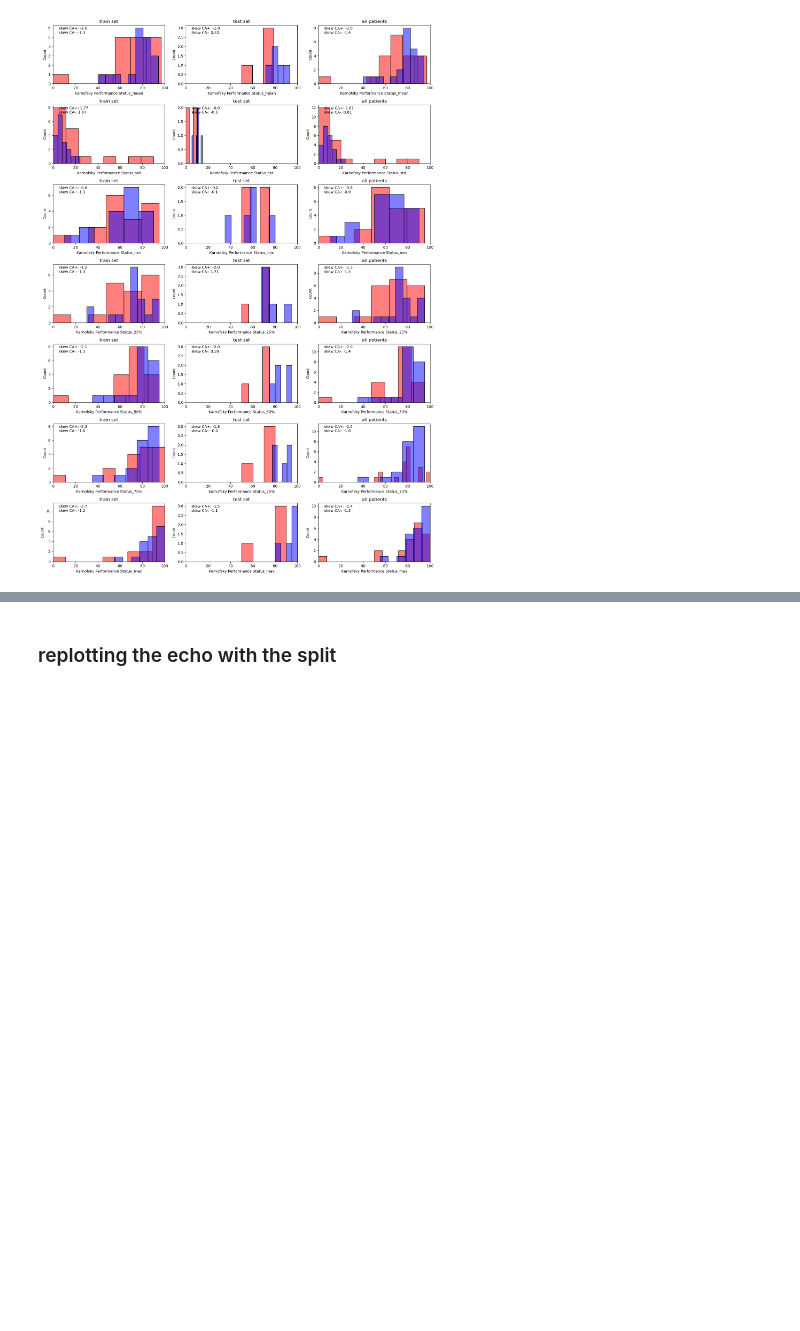
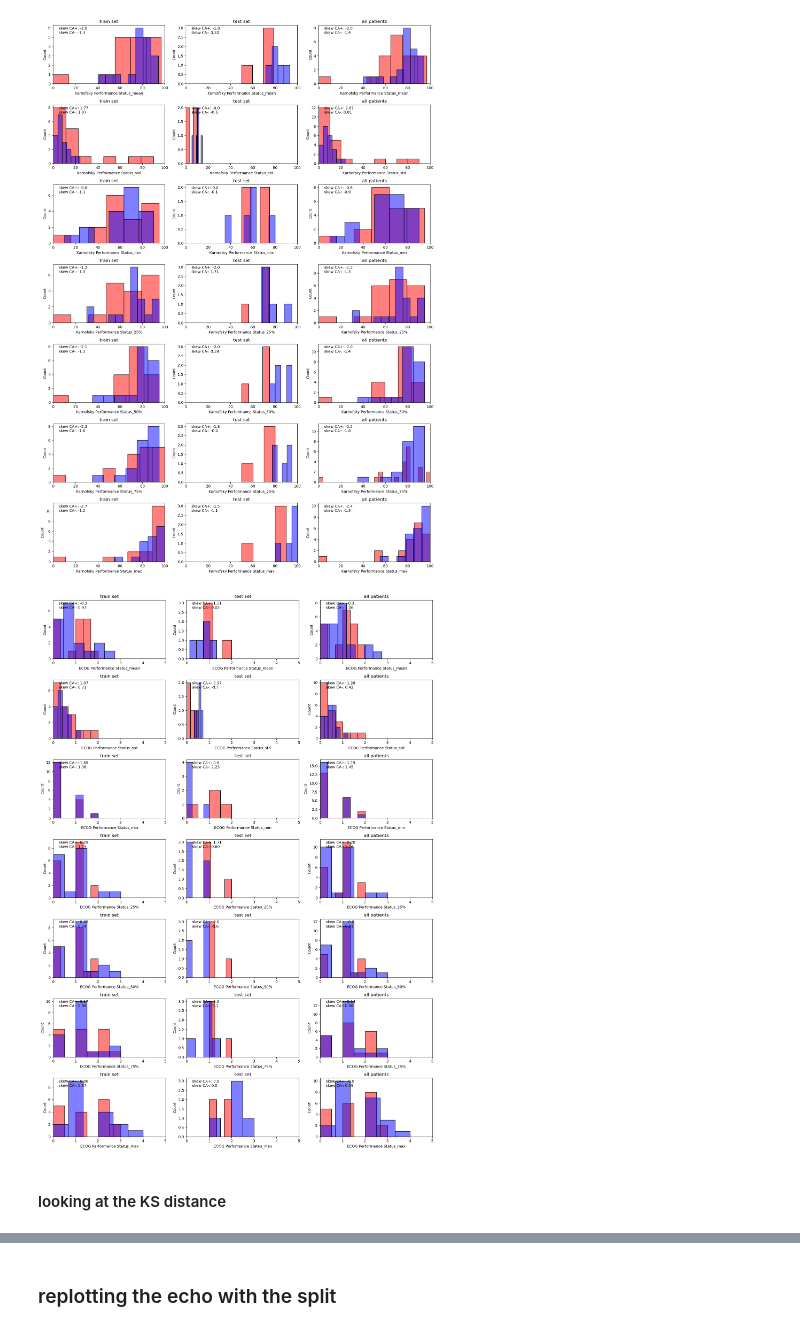
Before and after one commit to BisonCremer/cardiac-amyloidosis, a Jupyter notebook: 040_Mistic_2025/processing_data/StatsVisuals_2025-05-07.ipynb, the cells around one changed output, grey strips where cells are left out. Drawn from its saved outputs; the diff is of its cells as text; code cells hidden in the pictures; blank space fills up the shorter version.

Commit message:
KS statistics
KS statistics for functional status to compare the similarities between distributions.  Looked both at Karnofsky scores and ECOG scores.

```diff
--- a/040_Mistic_2025/processing_data/StatsVisuals_2025-05-07.ipynb
+++ b/040_Mistic_2025/processing_data/StatsVisuals_2025-05-07.ipynb
@@ -860,6 +840,8 @@ plt.tight_layout()
 [figure]
 # %%
 Karnofsky_stats = [ stat for stat in ptNotesDescriptiveStats_df.columns if 'Karnofsky' in stat]
+
+ECOG_stats = [stat for stat in ptNotesDescriptiveStats_df.columns if 'ECOG' in stat]
 # %%
 # plot looking at the karnofsky lower 25%
 cols = 3
@@ -906,3 +888,51 @@ for stat in Karnofsky_stats:
 plt.tight_layout()
 # %% [output]
 [figure]
+# %%
+# plot looking at the karnofsky lower 25%
+cols = 3
+rows = 7
+fig, axes = plt.subplots(rows, cols, figsize=(15, rows * 3))
+axes = axes.flatten()  # Flatten the axes array for easy indexing
+# fig.suptitle("Patients Note Data")
+
+i = 0
+for stat in ECOG_stats:
+
+        ax = axes[i]
+        #histograms
+        sns.histplot(ptNotesDescriptiveStats_df[stat][patients_train_positive], color='red', alpha = 0.5, ax= ax)
+        sns.histplot(ptNotesDescriptiveStats_df[stat][patients_train_negative], color='blue', alpha = 0.5, ax = ax)
+
+        ax.annotate("skew CA+: " + str(df_shapeofNoteStats['skew train positive'][stat])[:4] + "\nskew CA-: " + str(df_shapeofNoteStats['skew train negative'][stat])[:4], xy = (0.05,0.85),
+                xycoords = 'axes fraction')
+        ax.set_title("train set")
+        ax.set_xlim(0,5)
+
+        ax = axes[i+1]
+        #histograms
+        sns.histplot(ptNotesDescriptiveStats_df[stat][patients_test_positive], color='red', alpha = 0.5, ax= ax)
+        sns.histplot(ptNotesDescriptiveStats_df[stat][patients_test_negative], color='blue', alpha = 0.5, ax = ax)
+
+        ax.annotate("skew CA+: " + str(df_shapeofNoteStats['skew test positive'][stat])[:4] + "\nskew CA-: " + str(df_shapeofNoteStats['skew test negative'][stat])[:4], xy = (0.05,0.85),
+                xycoords = 'axes fraction')
+        ax.set_title("test set")
+        ax.set_xlim(0,5)
+
+        ax = axes[i+2]
+        #histograms
+        sns.histplot(ptNotesDescriptiveStats_df[stat][listPositive], color='red', alpha = 0.5, ax= ax)
+        sns.histplot(ptNotesDescriptiveStats_df[stat][listNegative], color='blue', alpha = 0.5, ax = ax)
+
+        ax.annotate("skew CA+: " + str(df_shapeofNoteStats['skew positive'][stat])[:4] + "\nskew CA-: " + str(df_shapeofNoteStats['skew negative'][stat])[:4], xy = (0.05,0.85),
+                xycoords = 'axes fraction')
+        ax.set_title('all patients')
+        ax.set_xlim(0,5)
+
+        i = i+3
+
+plt.tight_layout()
+# %% [output]
+[figure, added]
+# %% [markdown]
+#### looking at the KS distance
```
Also changed, not shown: parts of 7 cells of this notebook.
